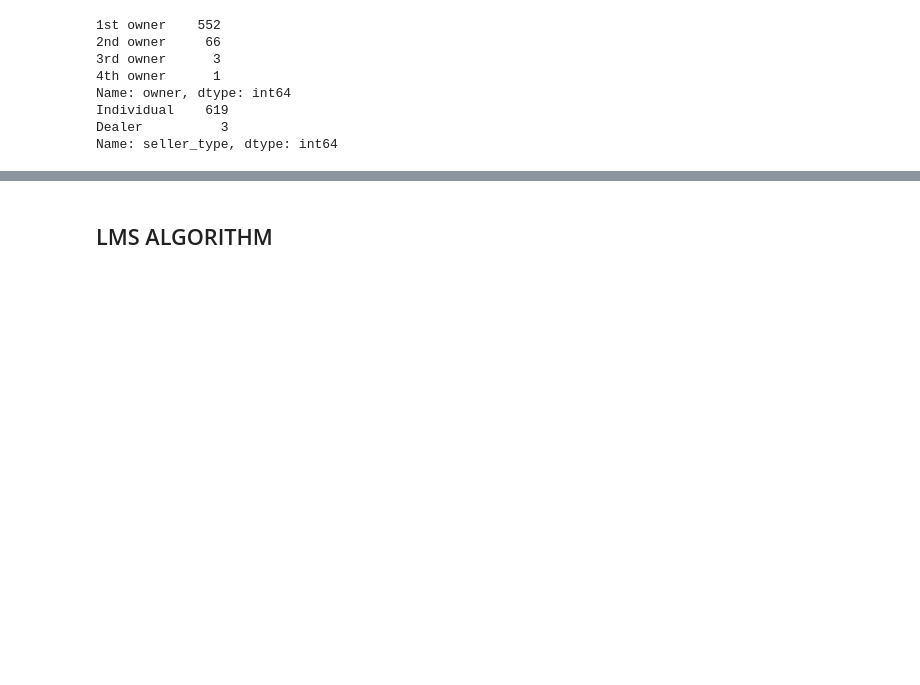
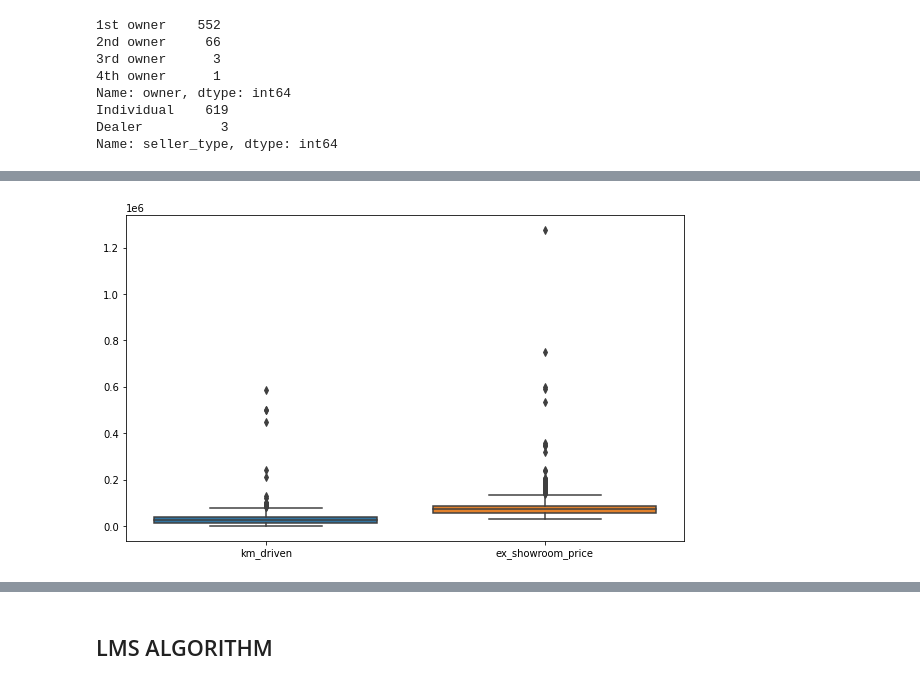
Before and after one commit to tanaya0222/LMS-ALGORITHM, a Jupyter notebook: lms_CA2.ipynb, the cells around one changed output, grey strips where cells are left out. Saved outputs shown, nothing was run; the diff lists cells and outputs as text; code cells hidden in the pictures; blank space fills up the shorter version.

```diff
--- a/lms_CA2.ipynb
+++ b/lms_CA2.ipynb
@@ -134,0 +169,10 @@ bike_dataset.replace({'seller_type':{'Dealer':0,'Individual':1}},inplace=True)
+# %%
+import seaborn as sns
+import matplotlib.pyplot as plt
+
+# Plot a boxplot for each numerical feature
+plt.figure(figsize=(10, 6))
+sns.boxplot(data=bike_dataset[['km_driven', 'ex_showroom_price']])
+plt.show()
+# %% [output]
+[figure, added]
```
Also changed, not shown: parts of 37 cells of this notebook.
